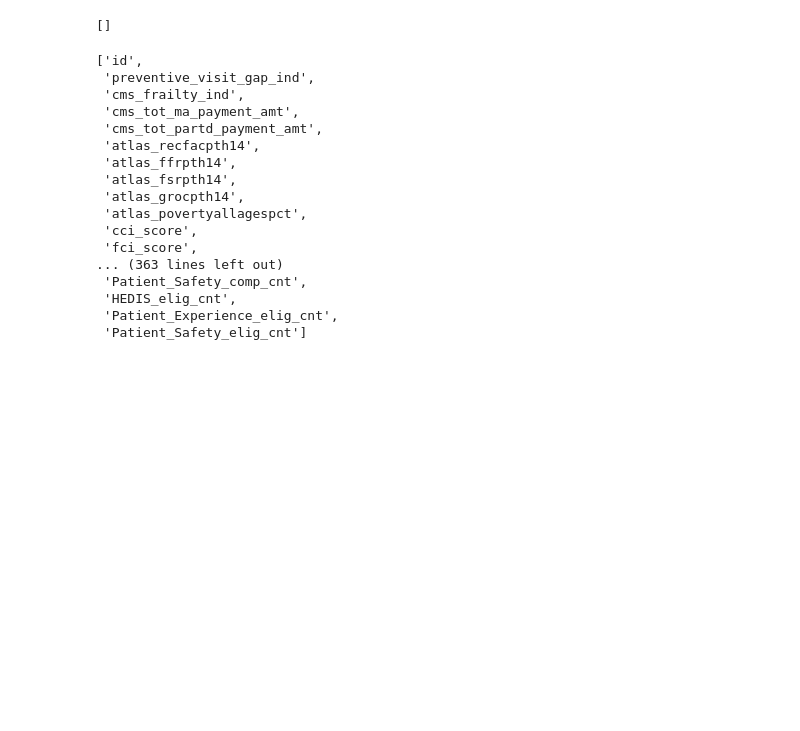
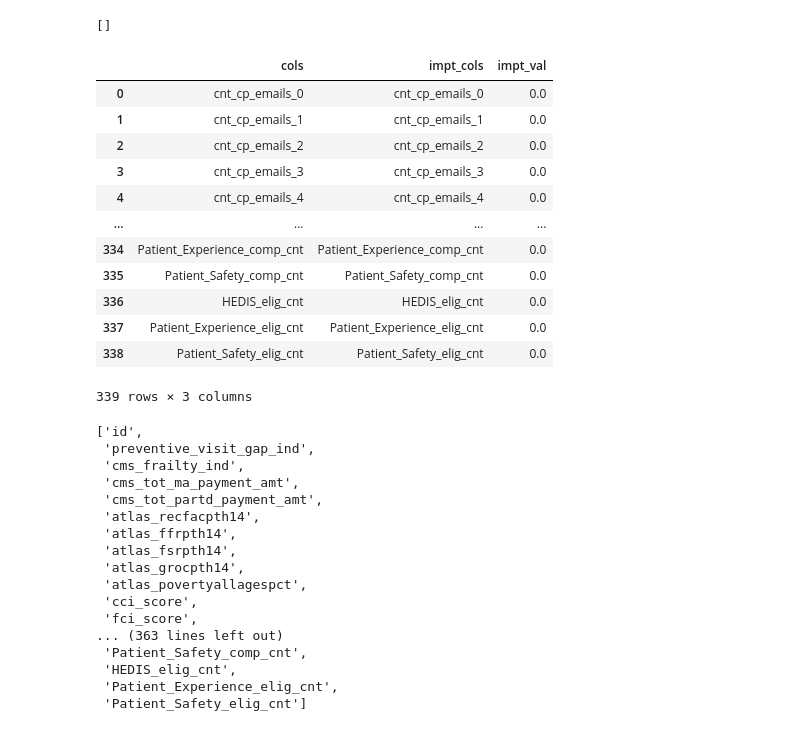
Before and after one commit to KavyaNair01/Machine_Learning, a Jupyter notebook: humana_model_test.ipynb, the cells around one changed output. Saved outputs shown, nothing was run; the diff lists cells and outputs as text; code cells hidden in the pictures; blank space fills up the shorter version.

```diff
--- a/humana_model_test.ipynb
+++ b/humana_model_test.ipynb
@@ -160,6 +160,22 @@ imp_df=df_cols.merge(imp_df, how='left',right_on='impt_cols', left_on='cols')
 list(imp_df[imp_df['impt_cols'].isnull()]['cols'])
 # %% [output]
 []
+# %%
+imp_df
+# %% [output]
+|  | cols | impt_cols | impt_val |
+| 0 | cnt_cp_emails_0 | cnt_cp_emails_0 | 0.0 |
+| 1 | cnt_cp_emails_1 | cnt_cp_emails_1 | 0.0 |
+| 2 | cnt_cp_emails_2 | cnt_cp_emails_2 | 0.0 |
+| 3 | cnt_cp_emails_3 | cnt_cp_emails_3 | 0.0 |
+| 4 | cnt_cp_emails_4 | cnt_cp_emails_4 | 0.0 |
+| ... | ... | ... | ... |
+| 334 | Patient_Experience_comp_cnt | Patient_Experience_comp_cnt | 0.0 |
+| 335 | Patient_Safety_comp_cnt | Patient_Safety_comp_cnt | 0.0 |
+| 336 | HEDIS_elig_cnt | HEDIS_elig_cnt | 0.0 |
+| 337 | Patient_Experience_elig_cnt | Patient_Experience_elig_cnt | 0.0 |
+| 338 | Patient_Safety_elig_cnt | Patient_Safety_elig_cnt | 0.0 |
+339 rows × 3 columns
 # %%
  list(df.columns)
 # %% [output]
```
